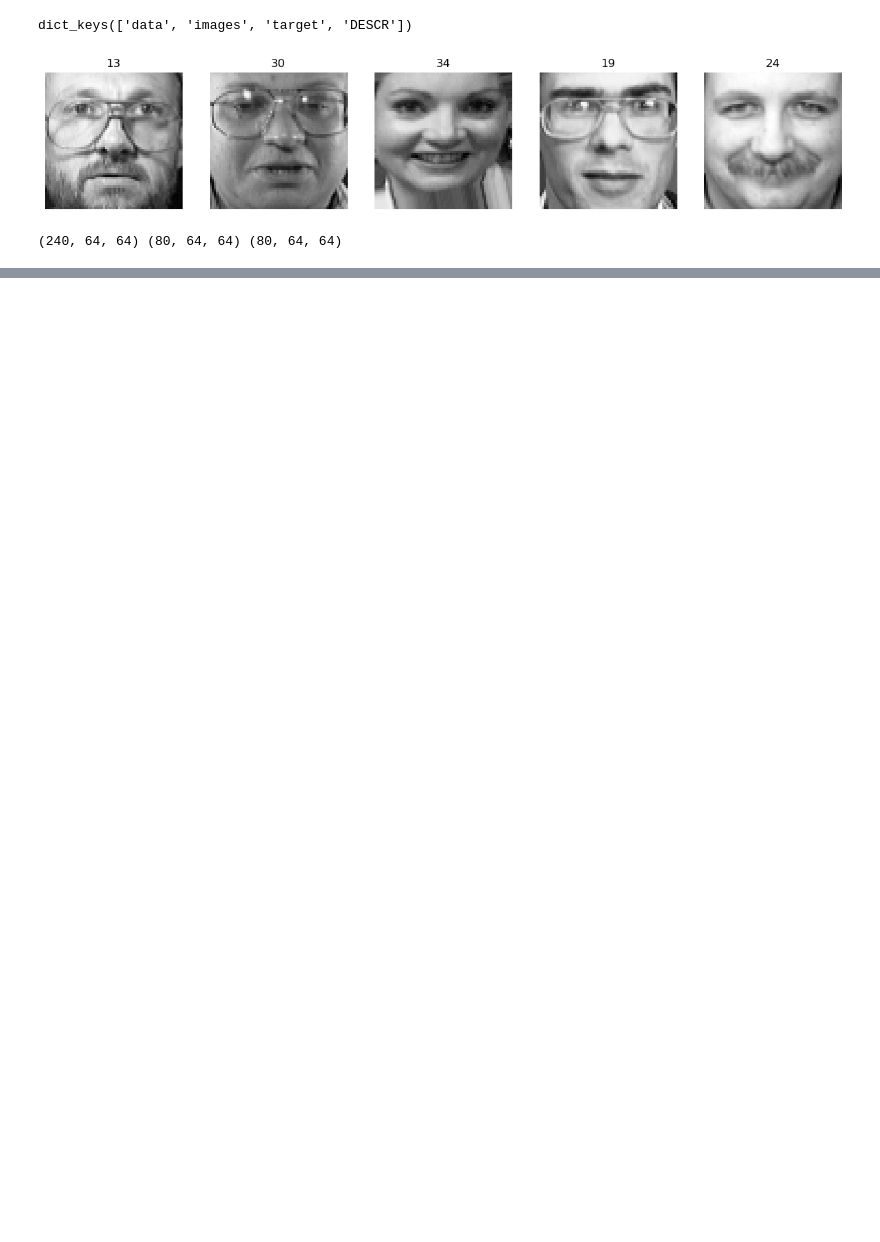
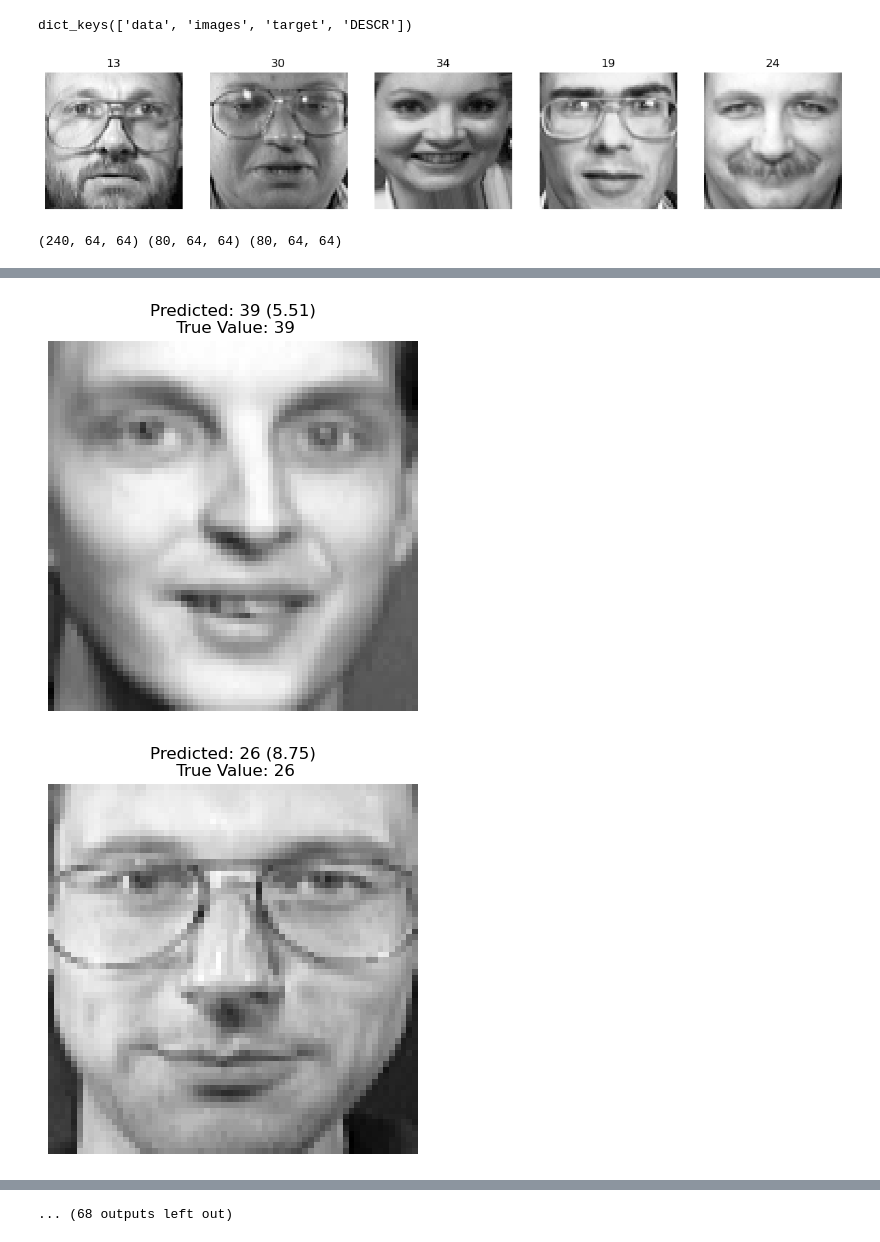
Before and after one commit to talvanio/Facial-Recognition, a Jupyter notebook: facial-recognition.ipynb, the cells around one changed output, grey strips where cells are left out. Cells and saved outputs as stored; diff of their text form; code cells hidden in the pictures; blank space fills up the shorter version.

```diff
--- a/facial-recognition.ipynb
+++ b/facial-recognition.ipynb
@@ -73,0 +128,19 @@ Test accuracy: 0.625
+# %%
+x_test = np.array(x_test)
+y_test = np.array(y_test)
+
+predicts = model(x_test)
+
+
+
+
+for i in range(0,len(x_test)):
+    predicted_class = np.argmax(predicts[i])
+    confidence = np.max(predicts[i])
+    plt.imshow(x_test[i], cmap='gray')
+    plt.axis('off')
+    plt.title(f"Predicted: {predicted_class} ({confidence:.2f})\n True Value: {y_test[i]}")
+    plt.show()
+# %% [output]
+[figure, added]
+[figure, added]
@@ -73,0 +157 @@ Test accuracy: 0.625
+... (68 outputs left out)
```
Also changed, not shown: parts of 12 cells of this notebook.
